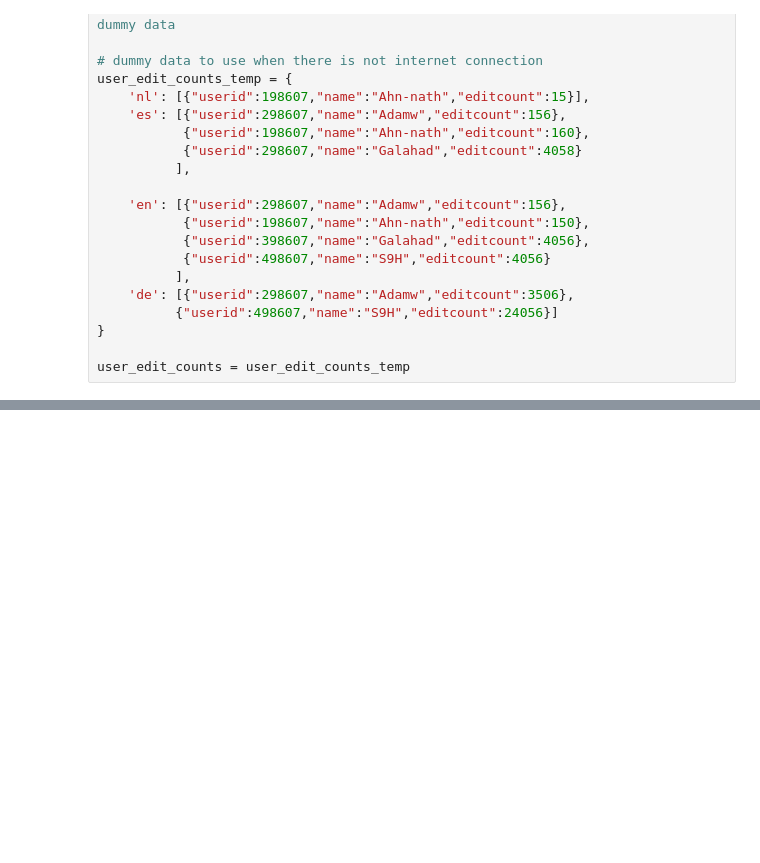
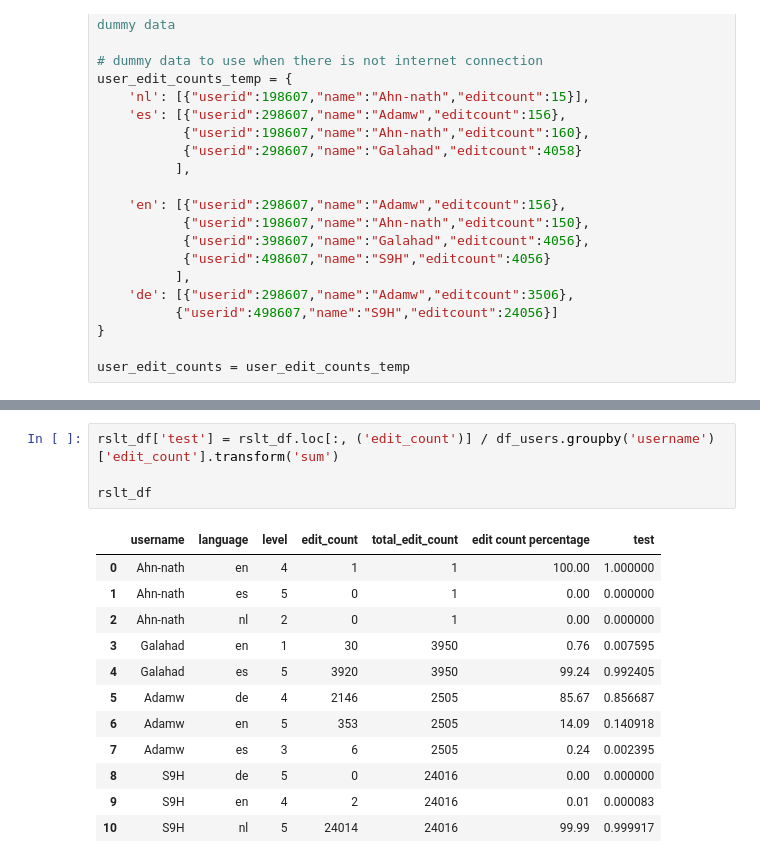
Before and after one commit to ahn-nath/Wikipedia---Translation-Imbalances, a Jupyter notebook: hypothesis_2.ipynb, the cells around one changed output, grey strips where cells are left out. Drawn from its saved outputs; the diff is of its cells as text; blank space fills up the shorter version.

```diff
--- a/hypothesis_2.ipynb
+++ b/hypothesis_2.ipynb
@@ -369,0 +388,17 @@ df
+# %%
+rslt_df['test'] = rslt_df.loc[:, ('edit_count')] / df_users.groupby('username')['edit_count'].transform('sum')
+
+rslt_df
+# %% [output]
+|  | username | language | level | edit_count | total_edit_count | edit count percentage | test |
+| 0 | Ahn-nath | en | 4 | 1 | 1 | 100.00 | 1.000000 |
+| 1 | Ahn-nath | es | 5 | 0 | 1 | 0.00 | 0.000000 |
+| 2 | Ahn-nath | nl | 2 | 0 | 1 | 0.00 | 0.000000 |
+| 3 | Galahad | en | 1 | 30 | 3950 | 0.76 | 0.007595 |
+| 4 | Galahad | es | 5 | 3920 | 3950 | 99.24 | 0.992405 |
+| 5 | Adamw | de | 4 | 2146 | 2505 | 85.67 | 0.856687 |
+| 6 | Adamw | en | 5 | 353 | 2505 | 14.09 | 0.140918 |
+| 7 | Adamw | es | 3 | 6 | 2505 | 0.24 | 0.002395 |
+| 8 | S9H | de | 5 | 0 | 24016 | 0.00 | 0.000000 |
+| 9 | S9H | en | 4 | 2 | 24016 | 0.01 | 0.000083 |
+| 10 | S9H | nl | 5 | 24014 | 24016 | 99.99 | 0.999917 |
```
Also changed, not shown: parts of 13 cells of this notebook, 1 other file.
